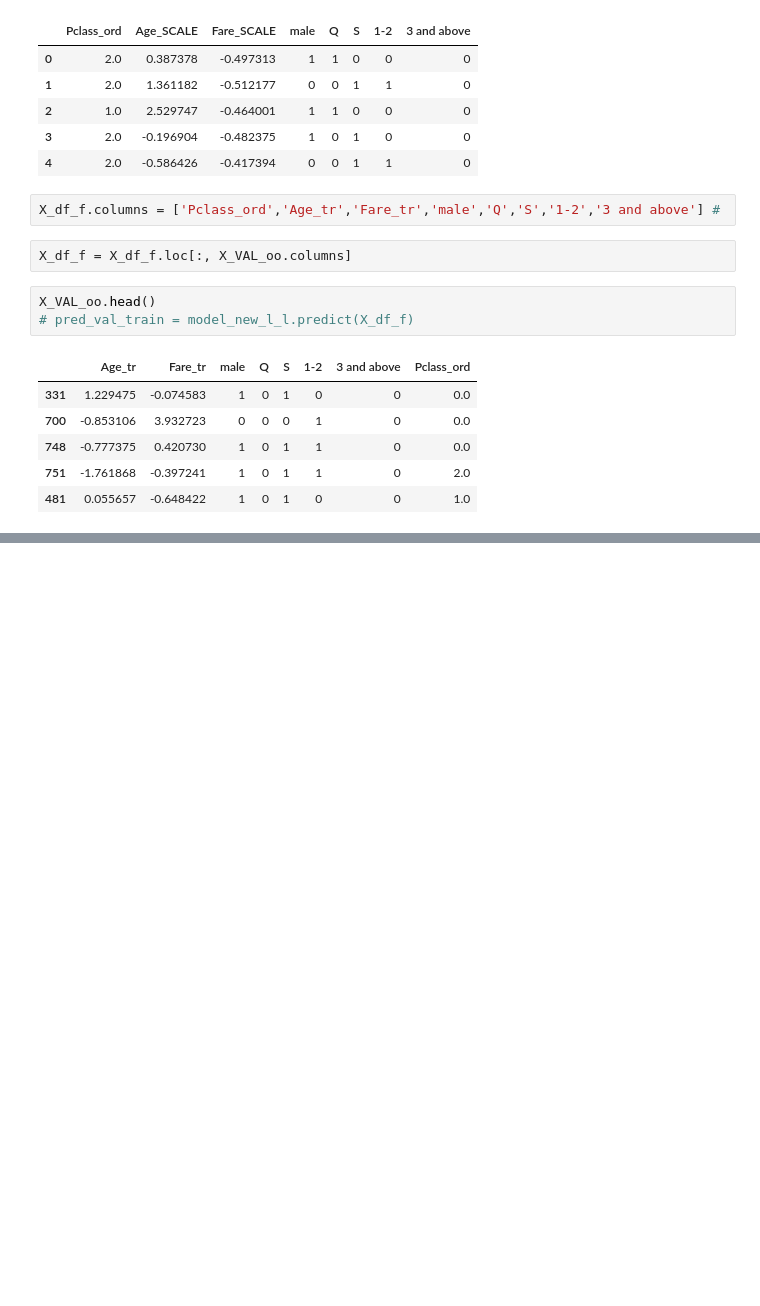
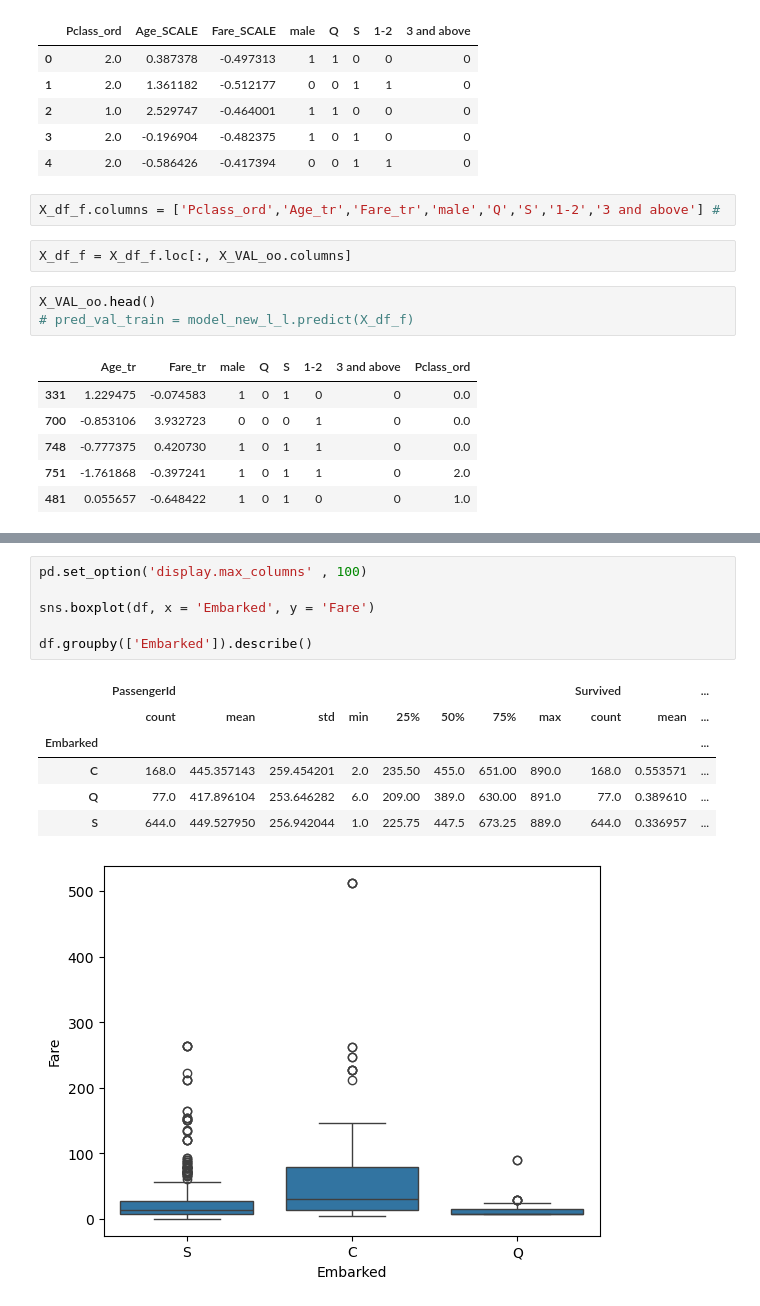
Before and after one commit to rachita27/Machine-Learning, a Jupyter notebook: Titanic Prediction.ipynb, the cells around one changed output, grey strips where cells are left out. Cells and saved outputs as stored; diff of their text form; blank space fills up the shorter version.

```diff
--- a/Titanic Prediction.ipynb
+++ b/Titanic Prediction.ipynb
@@ -870,0 +912,14 @@ array([0, 0, 0, 0, 1, 0, 1, 0, 1, 0, 0, 0, 1, 0, 1, 1, 0, 0, 1, 0, 0, 0,
+# %%
+pd.set_option('display.max_columns' , 100)
+
+sns.boxplot(df, x = 'Embarked', y = 'Fare')
+
+df.groupby(['Embarked']).describe()
+# %% [output]
+|  | PassengerId |  |  |  |  |  |  |  | Survived |  | ... |
+|  | count | mean | std | min | 25% | 50% | 75% | max | count | mean | ... |
+| Embarked |  |  |  |  |  |  |  |  |  |  | ... |
+| C | 168.0 | 445.357143 | 259.454201 | 2.0 | 235.50 | 455.0 | 651.00 | 890.0 | 168.0 | 0.553571 | ... |
+| Q | 77.0 | 417.896104 | 253.646282 | 6.0 | 209.00 | 389.0 | 630.00 | 891.0 | 77.0 | 0.389610 | ... |
+| S | 644.0 | 449.527950 | 256.942044 | 1.0 | 225.75 | 447.5 | 673.25 | 889.0 | 644.0 | 0.336957 | ... |
+[figure, added]
```
Also changed, not shown: parts of 44 cells of this notebook.
